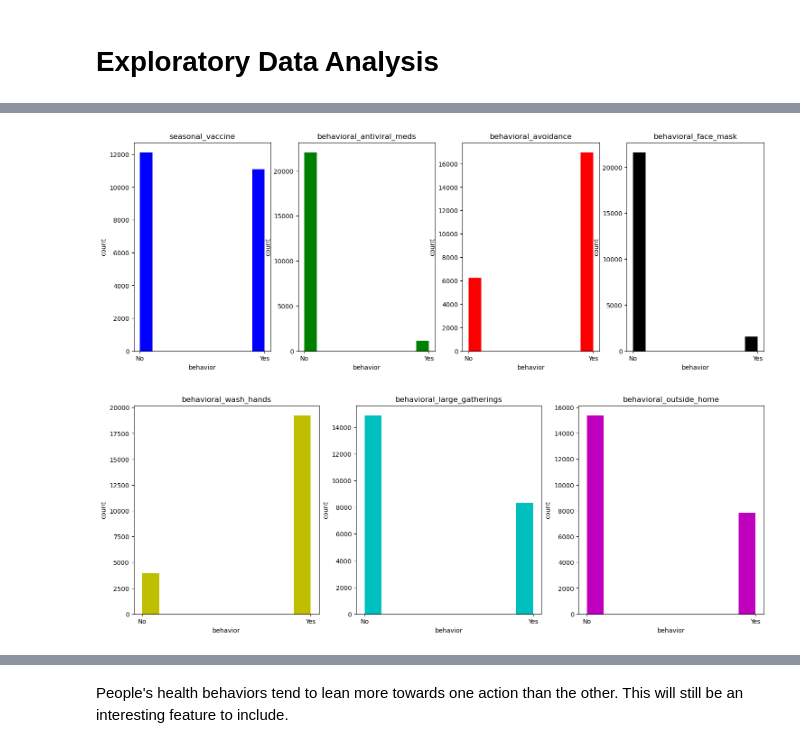
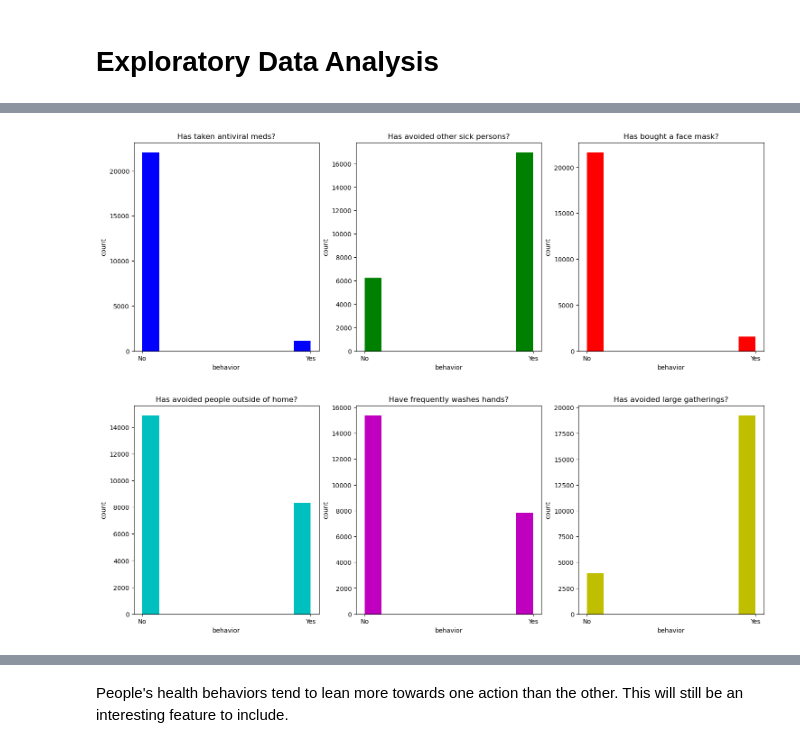
Before and after one commit to mkearns17/Flu-Vaccine-Classification, a Jupyter notebook: jupyter_notebook.ipynb, the cells around one changed output, grey strips where cells are left out. Saved outputs shown, nothing was run; the diff lists cells and outputs as text; code cells hidden in the pictures.

Commit message:
Descriptive Checks on Data

```diff
--- a/jupyter_notebook.ipynb
+++ b/jupyter_notebook.ipynb
@@ -77,13 +62,18 @@ data_cleaned = data_flu_clean2.dropna(axis = 0)
 # %%
 import matplotlib.pyplot as plt
 # %%
+#Plot histogram of respondent's opinions to verify data is variable
 health_opinions = ['opinion_seas_vacc_effective','opinion_seas_risk','opinion_seas_sick_from_vacc']
 colors = ['orange','green','brown']
+opinions = ['Opinion on Flu Vaccine Effectivness',
+            'Opinion on Getting Sick without Vaccine',
+            'Opnion on Getting Sick from Vaccine']
+
 j = len(health_opinions)
 fig, axes = plt.subplots(1,j,figsize = (16,8))
 for i in range(0,j):
     axes[i].hist(data_cleaned[health_opinions[i]],color = colors[i])
-    axes[i].set_title(health_opinions[i])
+    axes[i].set_title(opinions[i])
     axes[i].set_ylabel('count')
     axes[i].set_xlabel('opinion')
 # %% [output]
@@ -93,22 +99,30 @@ People's opinions about the seasonal flu vaccine appears to be variable. Therefo
 # %%
-health_behaviors = data_cleaned.columns.tolist()[1:8]
-colors = ['b','g','r','k','y','c','m']
-fig, axes = plt.subplots(1,4,figsize = (18,6))
-for i in range(0,4):
+#Plot histogram of respondent's behaviors to verify data is variable
+health_behaviors = data_cleaned.columns.tolist()[2:8]
+colors = ['b','g','r','y','c','m']
+fig, axes = plt.subplots(1,3,figsize = (18,6))
+behaviors = ['Has taken antiviral meds?',
+             'Has avoided other sick persons?',
+             'Has bought a face mask?',
+             'Has avoided large gatherings?',
+             'Has avoided people outside of home?',
+             'Have frequently washes hands?']
+
+for i in range(0,3):
     axes[i].hist(data_cleaned[health_behaviors[i]],color = colors[i])
-    axes[i].set_title(health_behaviors[i])
+    axes[i].set_title(behaviors[i])
     axes[i].set_ylabel('count')
     axes[i].set_xlabel('behavior')
     axes[i].set_xticks([0,1])
     axes[i].set_xticklabels(['No','Yes'])
 fig, axes = plt.subplots(1,3,figsize = (18,6))
-for i in range(4,7):
+for i in range(3,6):
     axes[i-4].hist(data_cleaned[health_behaviors[i]],color = colors[i])
-    axes[i-4].set_title(health_behaviors[i])
+    axes[i-4].set_title(behaviors[i])
     axes[i-4].set_ylabel('count')
     axes[i-4].set_xlabel('behavior')
     axes[i-4].set_xticks([0,1])
     axes[i-4].set_xticklabels(['No','Yes'])
 # %% [output]
-[figure, old version]
+[figure, new version]
-[figure, old version]
+[figure, new version]
```
Also changed, not shown: parts of 43 cells of this notebook.
